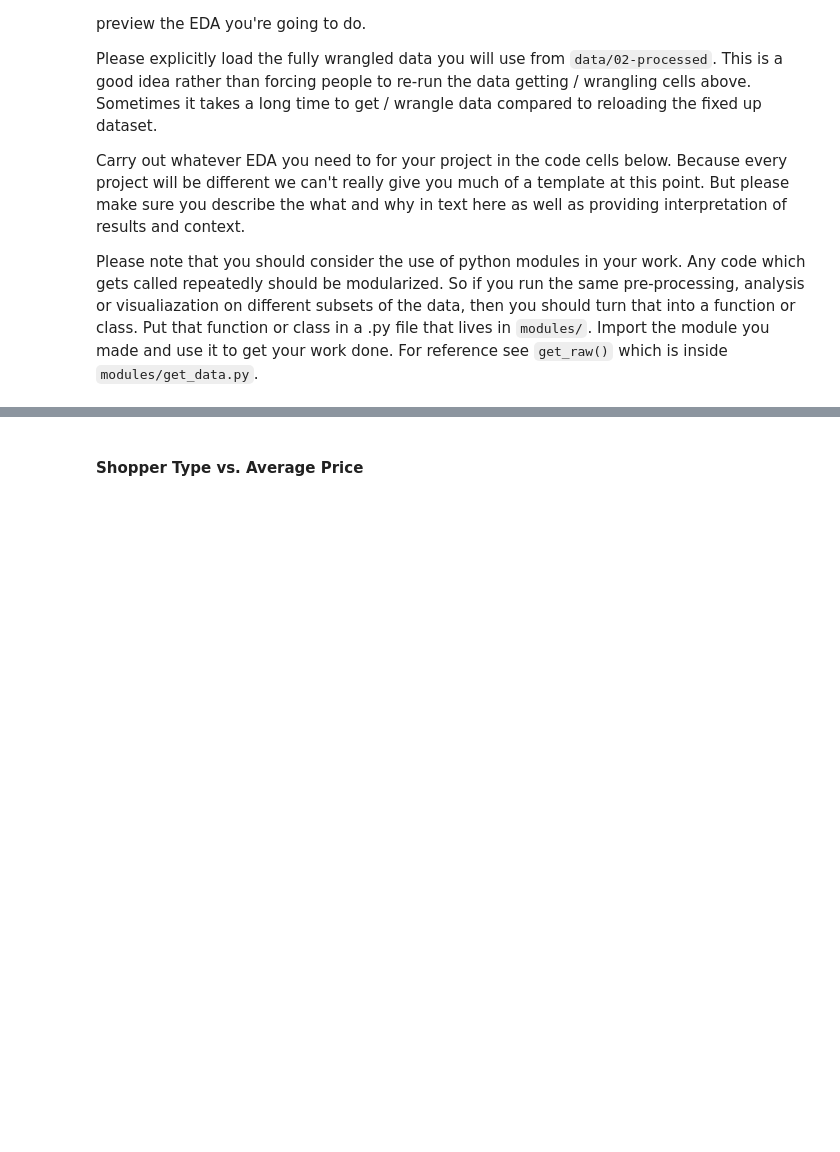
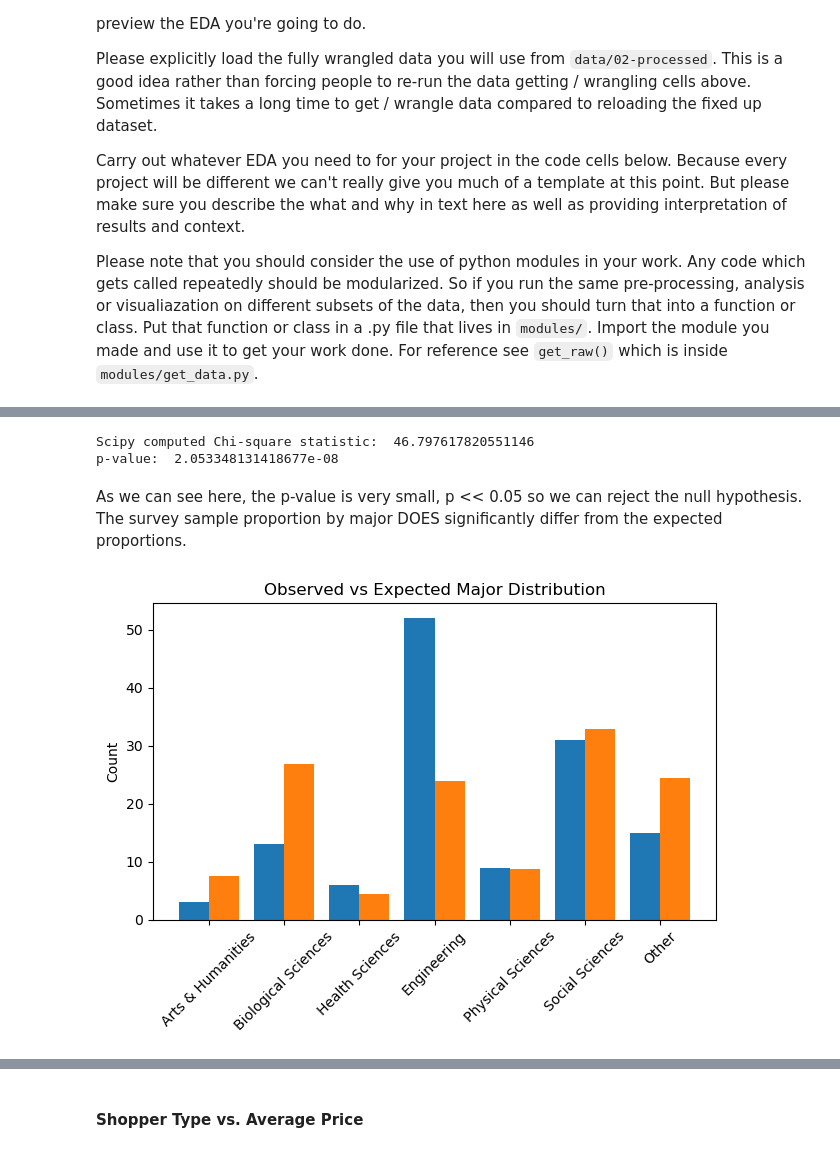
Before and after one commit to COGS108/Group018_WI26, a Jupyter notebook: 02-EDACheckpoint.ipynb, the cells around one changed output, grey strips where cells are left out. Cells and saved outputs as stored; diff of their text form; code cells hidden in the pictures; blank space fills up the shorter version.

```diff
--- a/02-EDACheckpoint.ipynb
+++ b/02-EDACheckpoint.ipynb
@@ -244,0 +420,19 @@ df = pd.read_csv('data/02-processed/survey_clean.csv')
+# %%
+# Aggregate UCSD percentages by category
+expected_percent = (ucsd_df.groupby('category')['percentage'].sum())
+
+# reorder to match
+expected_percent = expected_percent.reindex(categories, fill_value=0)
+#expected_percent
+# %%
+# Convert percentages to proportions
+expected_prop = expected_percent/100
+# Expected counts
+n = len(df) # number of survey respondents
+print("Current number of survey responsents: " + str(n))
+expected_counts = expected_prop * n
+print("Expected counts")
+print(expected_counts)
+
+print("Observed counts")
+print(observed_counts)
@@ -244,0 +480,44 @@ df = pd.read_csv('data/02-processed/survey_clean.csv')
+# %%
+# Run the Scipy Chi Square Test
+from scipy.stats import chisquare
+
+assert(observed_counts.sum() == expected_counts.sum()) # Ensure counts equal before running test
+
+chi_statistic, p_value = chisquare(f_obs=observed_counts, f_exp=expected_counts)
+print("Scipy computed Chi-square statistic: ", chi_statistic) # This should match the value from manual findings!
+print("p-value: ", p_value)
+# %% [output]
+Scipy computed Chi-square statistic:  46.797617820551146
+p-value:  2.053348131418677e-08
+# %% [markdown]
+As we can see here, the p-value is very small, p << 0.05 so we can reject the null hypothesis.
+The survey sample proportion by major DOES significantly differ from the expected proportions.
+# %%
+# Bar Chart (generated code with GPT-4)
+pretty_labels = {
+    'humanities': 'Arts & Humanities',
+    'bio': 'Biological Sciences',
+    'health': 'Health Sciences',
+    'engineering': 'Engineering',
+    'physical': 'Physical Sciences',
+    'social': 'Social Sciences',
+    'other': 'Other'
+}
+
+# convert old labels into pretty labels
+display_labels = [pretty_labels[cat] for cat in categories]
+
+x = np.arange(len(categories))
+
+plt.figure()
+plt.bar(x - 0.2, observed_counts, width=0.4)
+plt.bar(x + 0.2, expected_counts, width=0.4)
+
+plt.xticks(x, display_labels, rotation=45)
+plt.ylabel("Count")
+plt.title("Observed vs Expected Major Distribution")
+
+plt.tight_layout()
+plt.show()
+# %% [output]
+[figure, added]
```
Also changed, not shown: parts of 17 cells of this notebook.
